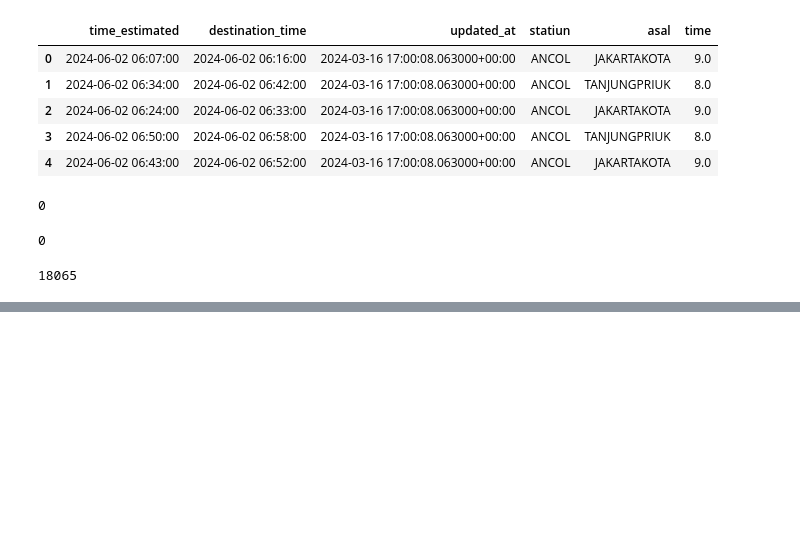
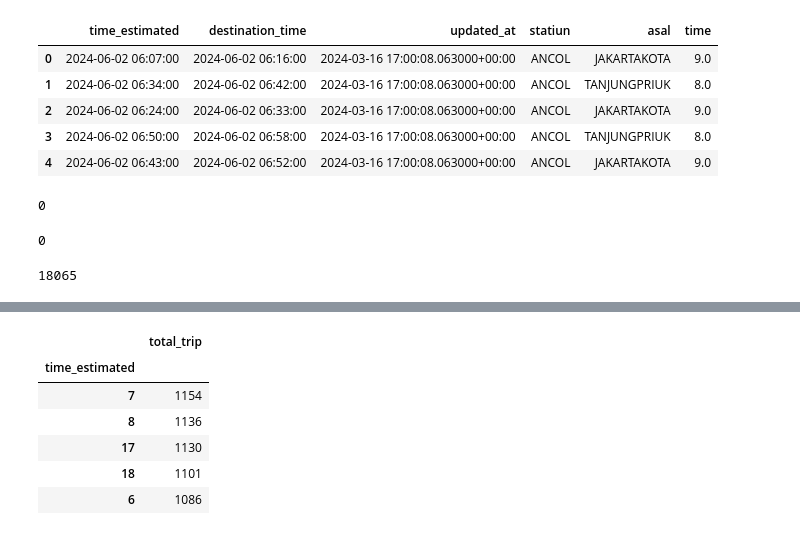
Before and after one commit to Kelnit/Year, a Jupyter notebook: Year.ipynb, the cells around one changed output, grey strips where cells are left out. Drawn from its saved outputs; the diff is of its cells as text; code cells hidden in the pictures; blank space fills up the shorter version.

```diff
--- a/Year.ipynb
+++ b/Year.ipynb
@@ -71,0 +108,12 @@ assert total_trip == origin.shape[0], "Fail !"
+# %%
+jarly = jamly.sort_values("total_trip", ascending=False)
+
+jarly.iloc[:5]
+# %% [output]
+|  | total_trip |
+| time_estimated |  |
+| 7 | 1154 |
+| 8 | 1136 |
+| 17 | 1130 |
+| 18 | 1101 |
+| 6 | 1086 |
```
Also changed, not shown: parts of 9 cells of this notebook.
